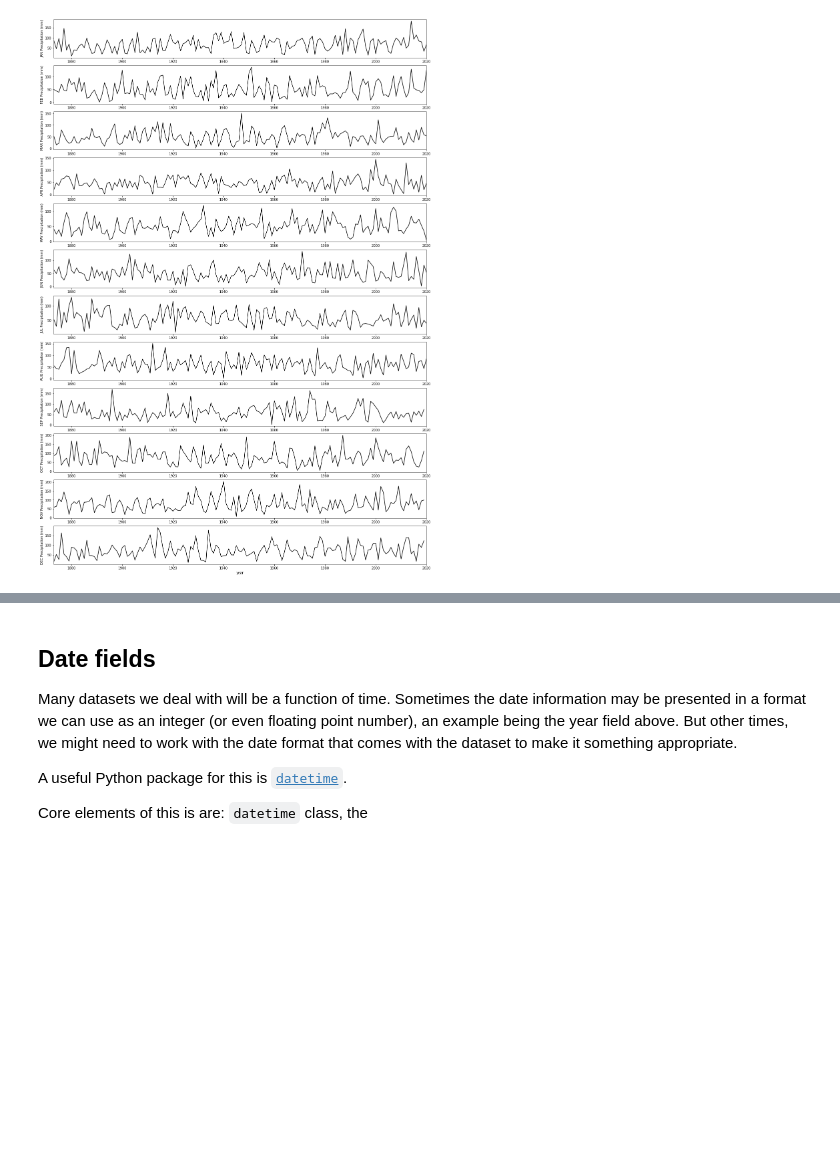
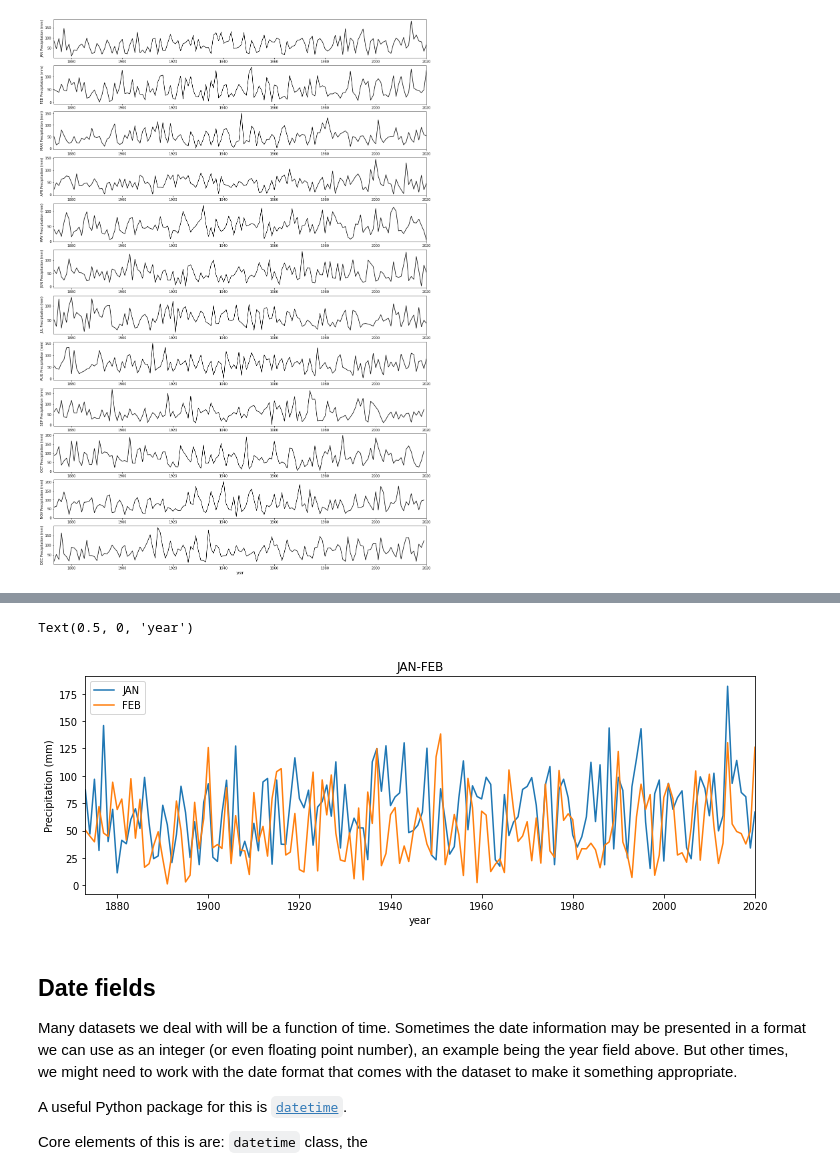
Before and after one commit to UCL-EO/geog0111, a Jupyter notebook: notebooks/023_Plotting.ipynb, the cells around one changed output, grey strips where cells are left out. Cells and saved outputs as stored; diff of their text form; code cells hidden in the pictures; blank space fills up the shorter version.

Commit message:
updated from /nfs/cfs/home3/Uucfa6/ucfalew/geog0111/notebooks:t

```diff
--- a/notebooks/023_Plotting.ipynb
+++ b/notebooks/023_Plotting.ipynb
@@ -261,0 +280,20 @@ Text(0.5, 0, 'year')
+# %%
+import pandas as pd
+from geog0111.gurlpath import URL
+
+# Monthly Southeast England precipitation (mm)
+site = 'https://www.metoffice.gov.uk/'
+site_dir = 'hadobs/hadukp/data/monthly'
+site_file = 'HadSEEP_monthly_qc.txt'
+
+url = URL(site,site_dir,site_file)
+
+panda_format = {
+    'skiprows'   :  3,
+    'na_values'  :  [-99.9],
+    'sep'        :  r"[ ]{1,}",
+    'engine'     :  'python'
+}
+
+df=pd.read_table(url.open('r'),**panda_format)
+# get mean and std over all months
@@ -262,3 +341,28 @@ Text(0.5, 0, 'year')
+# %%
+import matplotlib.pyplot as plt
+# make a useful title
+name = f'Monthly SE UK precipitation'
+
+# plot size
+x_size,y_size = 12,4
+fig, axs = plt.subplots(1,1,figsize=(x_size,y_size))
+
+# plot y-data and set the label
+axs.plot(df["YEAR"],df['JAN'],label='JAN')
+axs.plot(df["YEAR"],df['FEB'],label='FEB')
+axs.set_xlim(year0,year1)
+
+# set legend now
+axs.legend(loc='best')
+# set the subplot title
+axs.set_title('JAN-FEB')
+# y-label
+axs.set_ylabel(f'Precipitation (mm)')
+# x-label
+axs.set_xlabel(f'year')
+# %% [output]
+Text(0.5, 0, 'year')
+[figure, added]
 # %% [markdown]
 ## Date fields
 
```
Also changed, not shown: parts of 11 cells of this notebook, 6 other files.
